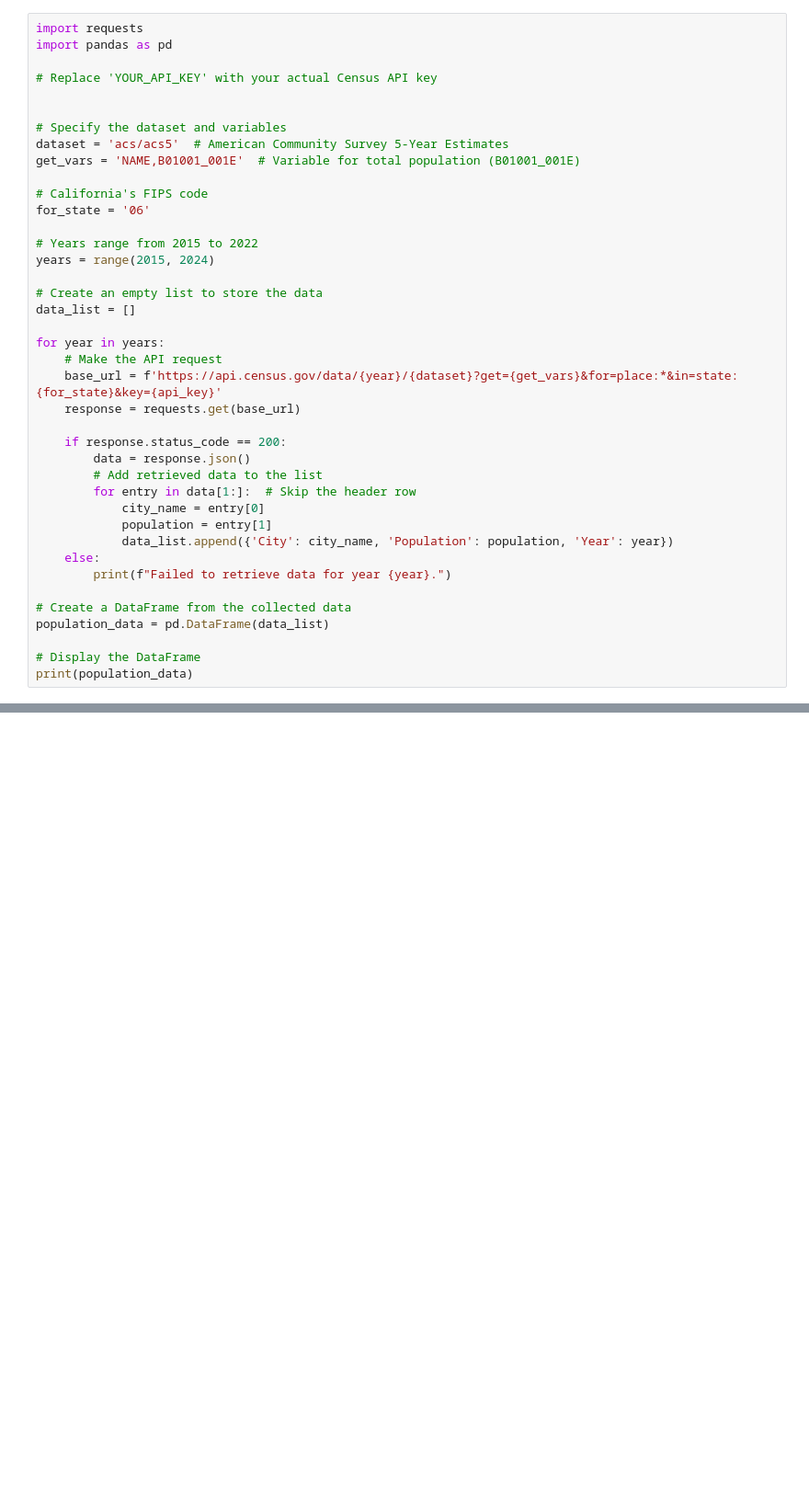
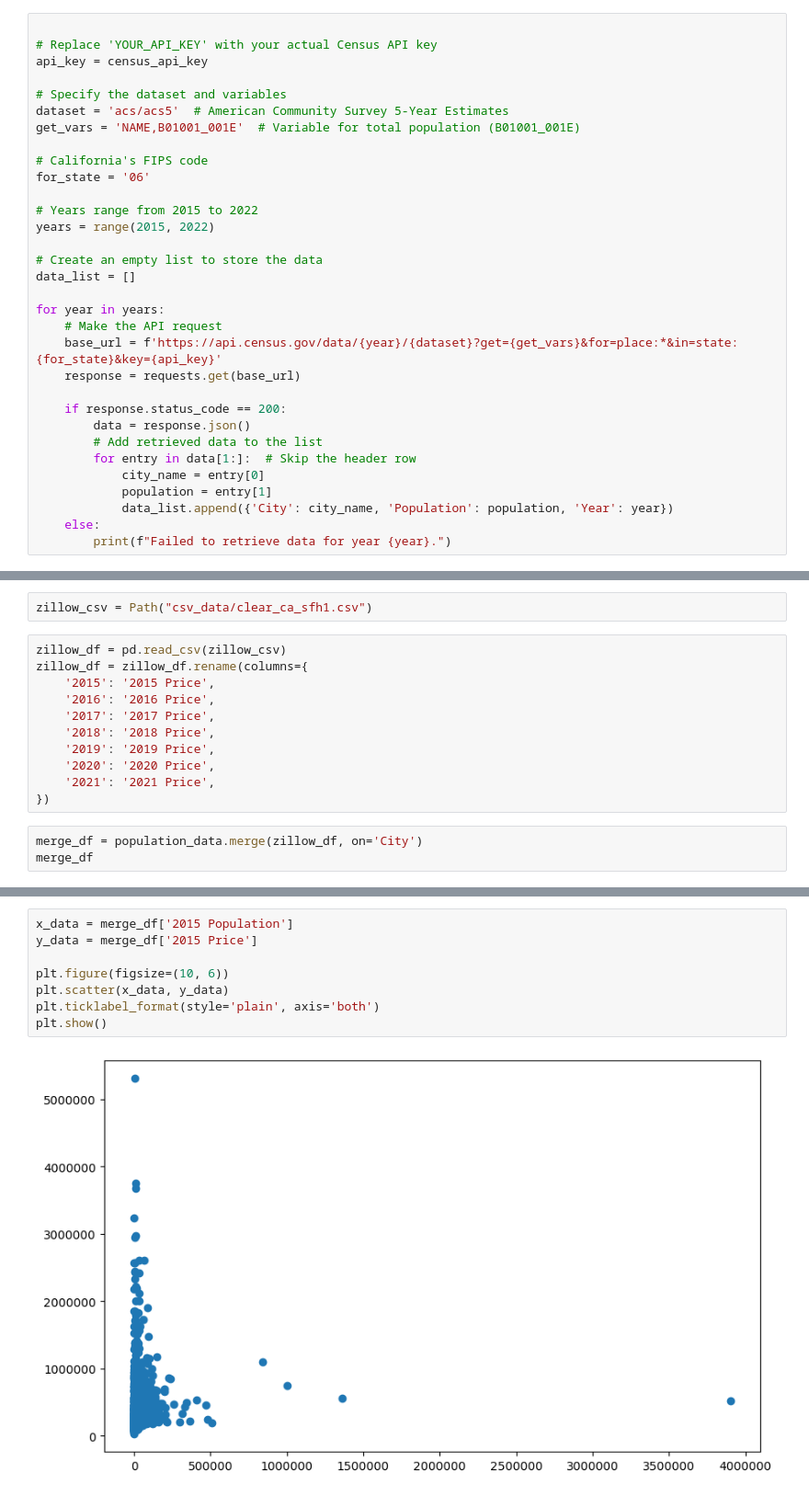
Before and after one commit to eshih22/team_project_1, a Jupyter notebook: Population Analysis.ipynb, the cells around one changed output, grey strips where cells are left out. Shown at 92% size. Cells and saved outputs as stored; diff of their text form; blank space fills up the shorter version.

Commit message:
Scatter plots

```diff
--- a/Population Analysis.ipynb
+++ b/Population Analysis.ipynb
@@ -1,9 +10,7 @@
 # %%
-import requests
-import pandas as pd
 
 # Replace 'YOUR_API_KEY' with your actual Census API key
-
+api_key = census_api_key
 
 # Specify the dataset and variables
 dataset = 'acs/acs5'  # American Community Survey 5-Year Estimates
@@ -13,7 +20,7 @@ get_vars = 'NAME,B01001_001E'  # Variable for total population (B01001_001E)
 for_state = '06'
 
 # Years range from 2015 to 2022
-years = range(2015, 2024)
+years = range(2015, 2022)
 
 # Create an empty list to store the data
 data_list = []
@@ -32,9 +39,3 @@ for year in years:
             data_list.append({'City': city_name, 'Population': population, 'Year': year})
     else:
         print(f"Failed to retrieve data for year {year}.")
-
-# Create a DataFrame from the collected data
-population_data = pd.DataFrame(data_list)
-
-# Display the DataFrame
-print(population_data)
@@ -40,0 +105,16 @@ print(population_data)
+# %%
+zillow_csv = Path("csv_data/clear_ca_sfh1.csv")
+# %%
+zillow_df = pd.read_csv(zillow_csv)
+zillow_df = zillow_df.rename(columns={
+    '2015': '2015 Price',
+    '2016': '2016 Price',
+    '2017': '2017 Price',
+    '2018': '2018 Price',
+    '2019': '2019 Price',
+    '2020': '2020 Price',
+    '2021': '2021 Price',
+})
+# %%
+merge_df = population_data.merge(zillow_df, on='City')
+merge_df
@@ -40,0 +135,10 @@ print(population_data)
+# %%
+x_data = merge_df['2015 Population']
+y_data = merge_df['2015 Price']
+
+plt.figure(figsize=(10, 6))
+plt.scatter(x_data, y_data)
+plt.ticklabel_format(style='plain', axis='both')
+plt.show()
+# %% [output]
+[figure, added]
```
Also changed, not shown: parts of 14 cells of this notebook, 2 other files.
